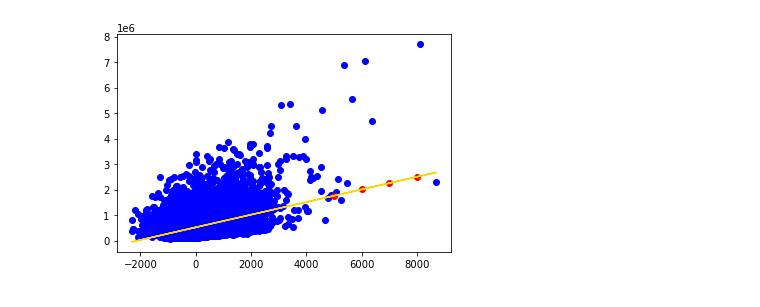
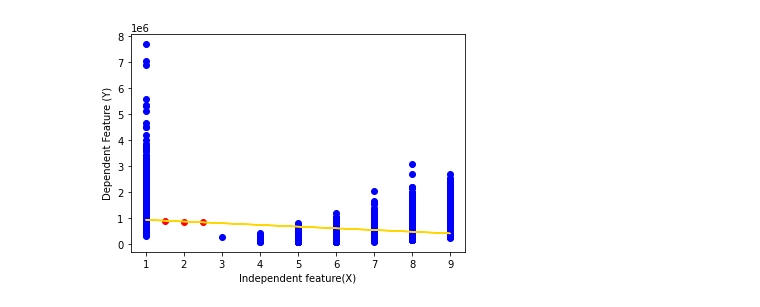
Before and after one commit to Zeth-Abney/Flatiron-school, a Jupyter notebook: phase-2/PROJECT/EDA-two.ipynb, the cells around one changed output. Cells and saved outputs as stored; diff of their text form; code cells hidden in the pictures.

```diff
--- a/phase-2/PROJECT/EDA-two.ipynb
+++ b/phase-2/PROJECT/EDA-two.ipynb
@@ -1,7 +1,16 @@
 # %%
 import matplotlib.pyplot as plt
+import simpreglib as srl
 import pandas as pd
 import numpy as np
+
+import statsmodels.api as sm
+import statsmodels.formula.api as smf
+import scipy.stats as stats
+
+plt.style.use('fivethirtyeight')
 # %%
 df1=pd.read_csv('data/cleaned_kc.csv')
 df2=pd.read_csv('data/kc_house_data.csv')
+dfo = df2[['price','grade','sqft_living','sqft_lot','bedrooms','bathrooms']]
+df1.drop('waterfront_loc',axis=1,inplace=True)
@@ -28,9 +191,7 @@ def simpregplot(x,y,x_new=[]):
 # %%
-
-x = df1['relative_living_space']
+x = df1['grade']
 y = df1['price']
-x_new = [5000,6000,7000,8000]
-
-simpregplot(x,y,x_new)
+x_new = [1.5,2,2.5]
+srl.simpregplot(x,y,x_new)
 # %% [output]
-[figure, old version]
+[figure, new version]
```
Also changed, not shown: parts of 27 cells of this notebook, 2 other files.
